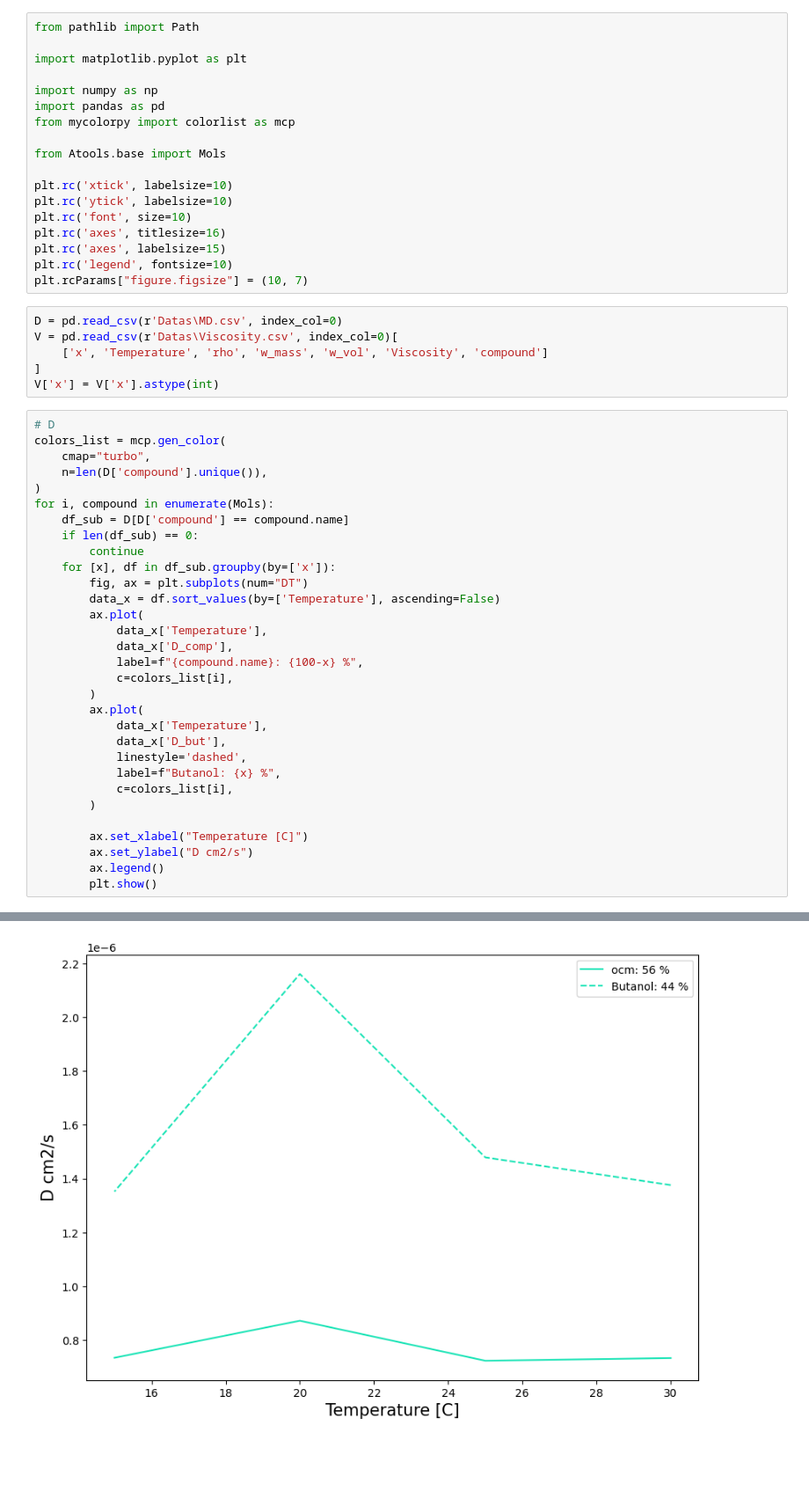
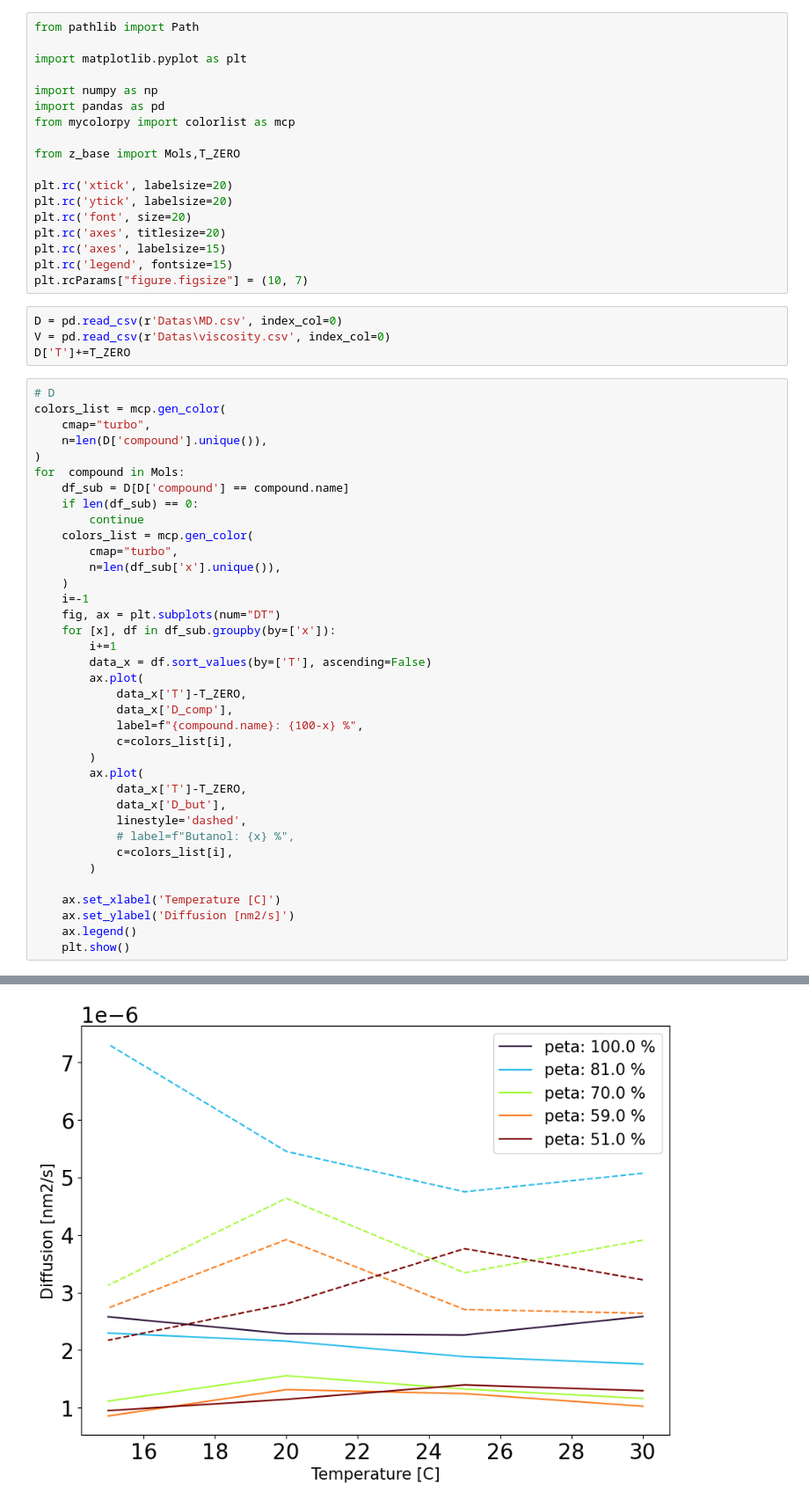
Before and after one commit to EnglishBeach/Diplom-work, a Jupyter notebook: Experiments/4MD.ipynb, the cells around one changed output, grey strips where cells are left out. Shown: that part at 88% size. Saved outputs shown, nothing was run; the diff lists cells and outputs as text; blank space fills up the shorter version.

Commit message:
ADD PLOTS

```diff
--- a/Experiments/4MD.ipynb
+++ b/Experiments/4MD.ipynb
@@ -7,50 +7,54 @@ import numpy as np
 import pandas as pd
 from mycolorpy import colorlist as mcp
 
-from Atools.base import Mols
+from z_base import Mols,T_ZERO
 
-plt.rc('xtick', labelsize=10)
-plt.rc('ytick', labelsize=10)
-plt.rc('font', size=10)
-plt.rc('axes', titlesize=16)
+plt.rc('xtick', labelsize=20)
+plt.rc('ytick', labelsize=20)
+plt.rc('font', size=20)
+plt.rc('axes', titlesize=20)
 plt.rc('axes', labelsize=15)
-plt.rc('legend', fontsize=10)
+plt.rc('legend', fontsize=15)
 plt.rcParams["figure.figsize"] = (10, 7)
 # %%
 D = pd.read_csv(r'Datas\MD.csv', index_col=0)
-V = pd.read_csv(r'Datas\Viscosity.csv', index_col=0)[
-    ['x', 'Temperature', 'rho', 'w_mass', 'w_vol', 'Viscosity', 'compound']
-]
-V['x'] = V['x'].astype(int)
+V = pd.read_csv(r'Datas\viscosity.csv', index_col=0)
+D['T']+=T_ZERO
 # %%
 # D
 colors_list = mcp.gen_color(
     cmap="turbo",
     n=len(D['compound'].unique()),
 )
-for i, compound in enumerate(Mols):
+for  compound in Mols:
     df_sub = D[D['compound'] == compound.name]
     if len(df_sub) == 0:
         continue
+    colors_list = mcp.gen_color(
+        cmap="turbo",
+        n=len(df_sub['x'].unique()),
+    )
+    i=-1
+    fig, ax = plt.subplots(num="DT")
     for [x], df in df_sub.groupby(by=['x']):
-        fig, ax = plt.subplots(num="DT")
-        data_x = df.sort_values(by=['Temperature'], ascending=False)
+        i+=1
+        data_x = df.sort_values(by=['T'], ascending=False)
         ax.plot(
-            data_x['Temperature'],
+            data_x['T']-T_ZERO,
             data_x['D_comp'],
             label=f"{compound.name}: {100-x} %",
             c=colors_list[i],
         )
         ax.plot(
-            data_x['Temperature'],
+            data_x['T']-T_ZERO,
             data_x['D_but'],
             linestyle='dashed',
-            label=f"Butanol: {x} %",
+            # label=f"Butanol: {x} %",
             c=colors_list[i],
         )
 
-        ax.set_xlabel("Temperature [C]")
-        ax.set_ylabel("D cm2/s")
-        ax.legend()
-        plt.show()
+    ax.set_xlabel('Temperature [C]')
+    ax.set_ylabel('Diffusion [nm2/s]')
+    ax.legend()
+    plt.show()
 # %% [output]
@@ -60 +64 @@ for i, compound in enumerate(Mols):
-[figure, old version]
+[figure, new version]
```
Also changed, not shown: parts of 7 cells of this notebook, 35 other files.
